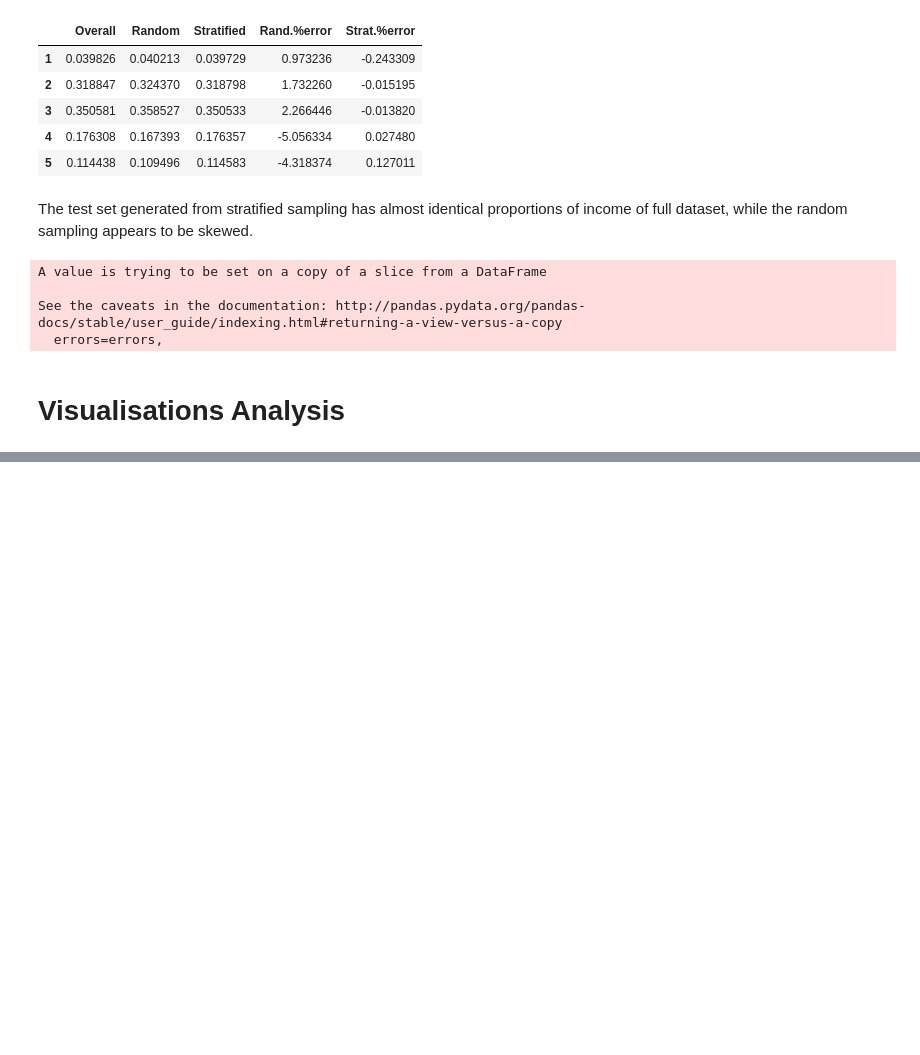
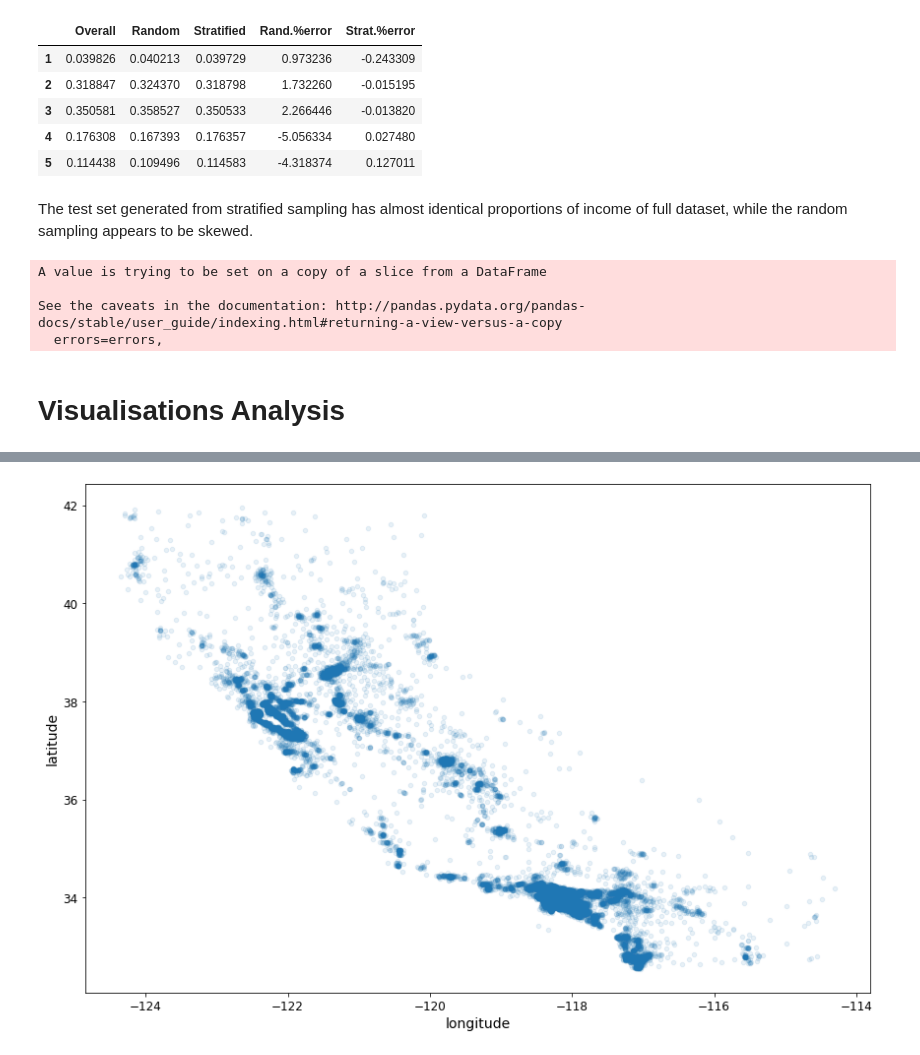
Before and after one commit to AilingLiu/property_price_prediction, a Jupyter notebook: housing_price_predict.ipynb, the cells around one changed output, grey strips where cells are left out. Drawn from its saved outputs; the diff is of its cells as text; code cells hidden in the pictures; blank space fills up the shorter version.

```diff
--- a/housing_price_predict.ipynb
+++ b/housing_price_predict.ipynb
@@ -194,0 +214,6 @@ See the caveats in the documentation: http://pandas.pydata.org/pandas-docs/stabl
+# %%
+# too many overlapping points. let's use alpha to adjust the transparency
+houses.plot(kind='scatter', alpha=0.1, x='longitude', y='latitude', figsize=(12, 8))
+save_fig('scatterplot_longitude_latitude')
+# %% [output]
+[figure, added]
```
Also changed, not shown: parts of 52 cells of this notebook.
